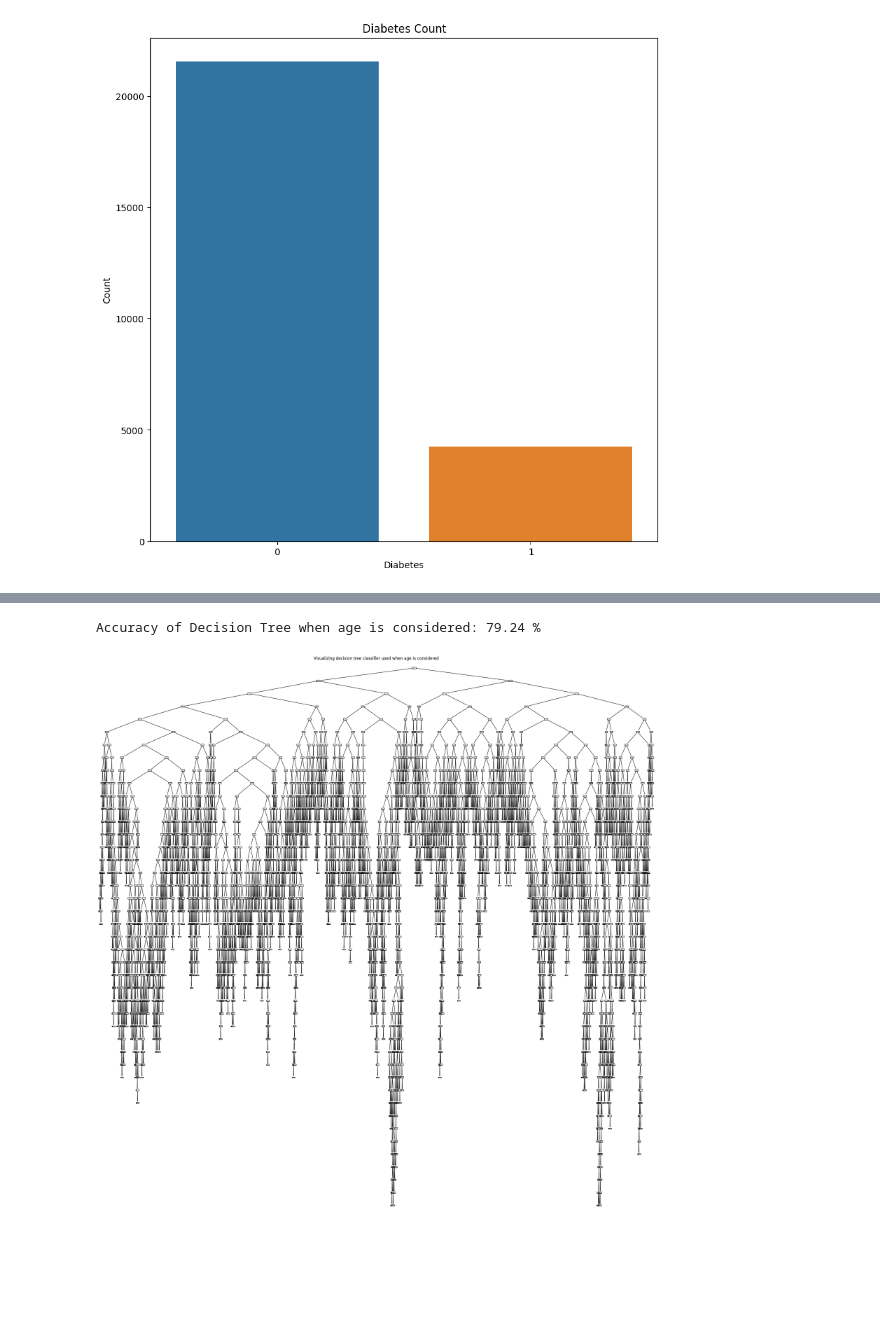
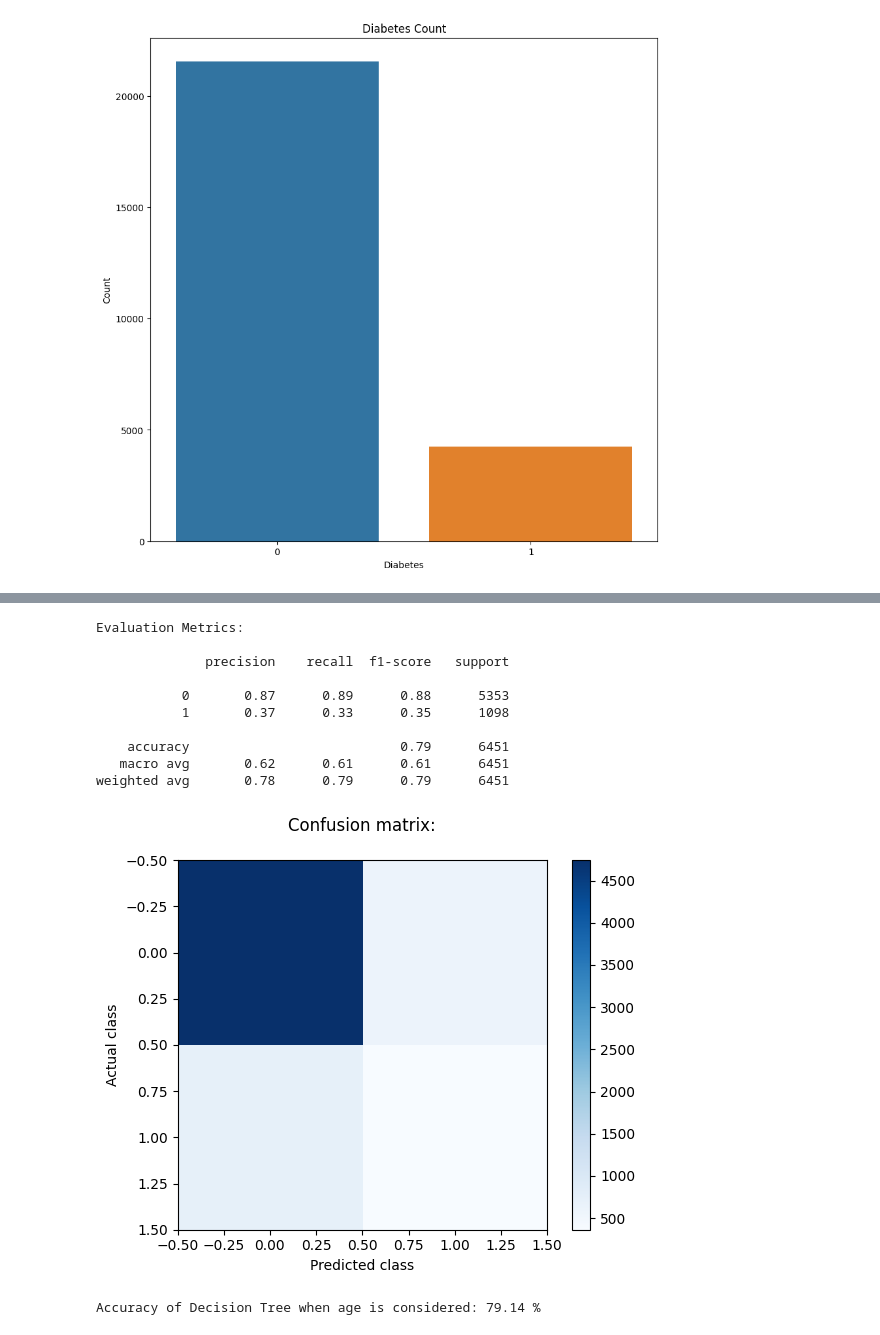
Before and after one commit to pdpavandesai/MergingDiabetesData, a Jupyter notebook: ModelBuilding_WithoutClinicalFeatures.ipynb, the cells around one changed output, grey strips where cells are left out. Saved outputs shown, nothing was run; the diff lists cells and outputs as text; code cells hidden in the pictures; blank space fills up the shorter version.

Commit message:
calculated all evaluation metrics for the developed & tested models

```diff
--- a/ModelBuilding_WithoutClinicalFeatures.ipynb
+++ b/ModelBuilding_WithoutClinicalFeatures.ipynb
@@ -203,16 +416,39 @@ Accuracy of SVM when age is considered: 82.98 %
 # %%
 X_train_dt, X_test_dt, y_train_dt, y_test_dt = train_test_split(fmds_copy.drop('Diabetes', axis=1), fmds_copy['Diabetes'], test_size=0.25, random_state=42)
 model_dt = DecisionTreeClassifier()
 model_dt.fit(X_train_dt, y_train_dt)
 y_pred_dt = model_dt.predict(X_test_dt)
 accuracy = accuracy_score(y_test_dt, y_pred_dt)
 accuracy = round(accuracy*100,2)
+
+print('Evaluation Metrics:\n')
+print(classification_report(y_test_dt, y_pred_dt))
+
+confusion_mat = confusion_matrix(y_test_dt, y_pred_dt)
+
+# Plot the confusion matrix
+plt.imshow(confusion_mat, cmap='Blues', interpolation='nearest')
+plt.xlabel('Predicted class')
+plt.ylabel('Actual class')
+plt.colorbar()
+plt.title('Confusion matrix:\n')
+plt.show()
 print('Accuracy of Decision Tree when age is considered:', accuracy,'%\n')
 
 plt.figure(figsize=(30, 30))
 plot_tree(model_dt)
 plt.title('Visualizing decision tree classifier used when age is considered')
 plt.show()
 # %% [output]
-Accuracy of Decision Tree when age is considered: 79.24 %
+Evaluation Metrics:
+
+              precision    recall  f1-score   support
+
+           0       0.87      0.89      0.88      5353
+           1       0.37      0.33      0.35      1098
+
+    accuracy                           0.79      6451
+   macro avg       0.62      0.61      0.61      6451
+weighted avg       0.78      0.79      0.79      6451
-[figure, old version]
+[figure, new version]
+Accuracy of Decision Tree when age is considered: 79.14 %
```
Also changed, not shown: parts of 5 cells of this notebook.
